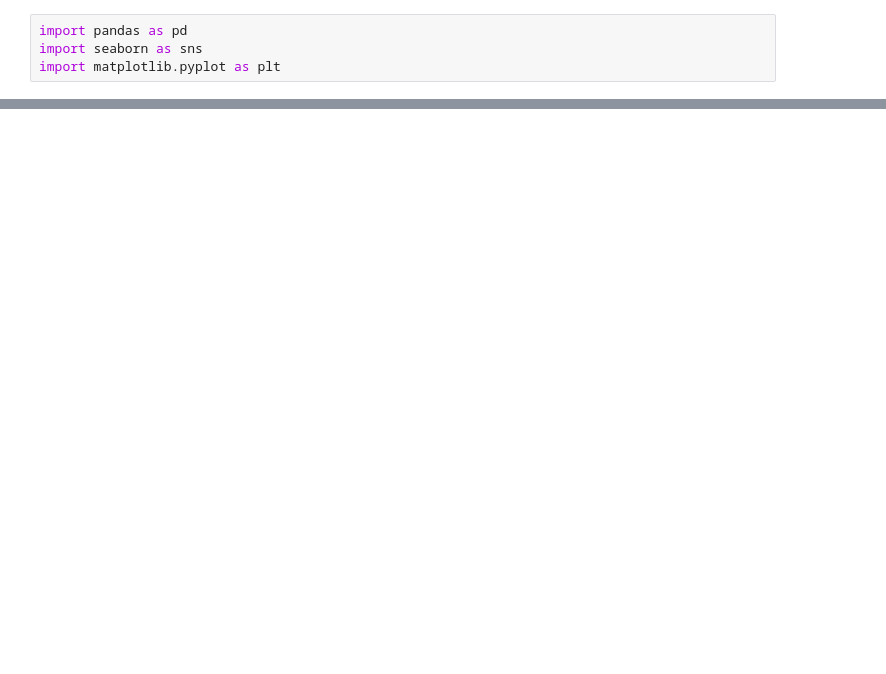
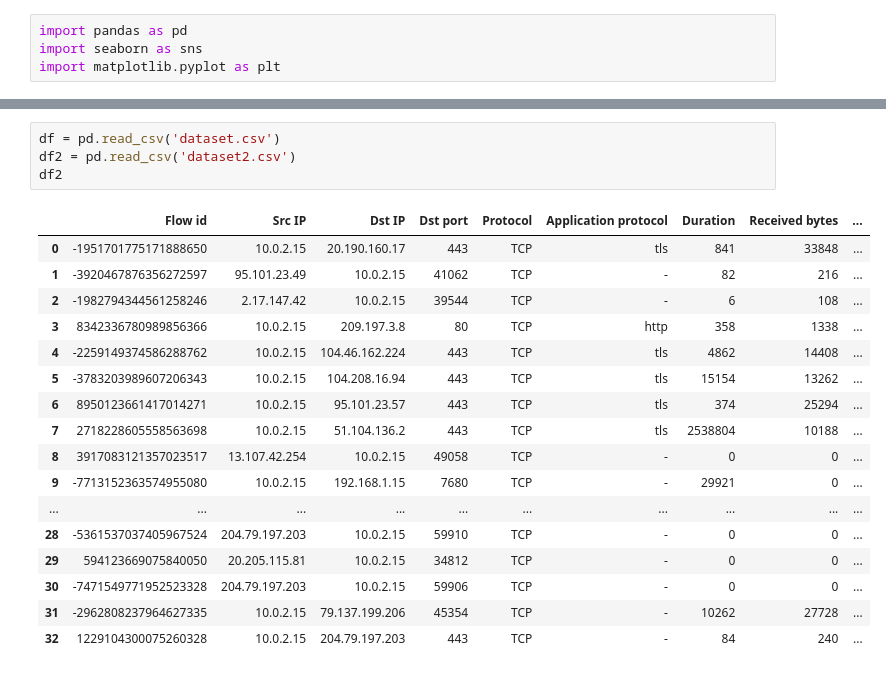
Before and after one commit to xvenc/bp-theses, a Jupyter notebook: data_visualization.ipynb, the cells around one changed output, grey strips where cells are left out. Saved outputs shown, nothing was run; the diff lists cells and outputs as text; blank space fills up the shorter version.

```diff
--- a/data_visualization.ipynb
+++ b/data_visualization.ipynb
@@ -104,0 +254,22 @@ sns.barplot(data=data2, x='Application protocol', y='Flow id', ax=ax)
+# %%
+df = pd.read_csv('dataset.csv')
+df2 = pd.read_csv('dataset2.csv')
+df2
+# %% [output]
+|  | Flow id | Src IP | Dst IP | Dst port | Protocol | Application protocol | Duration | Received bytes | ... |
+| 0 | -1951701775171888650 | 10.0.2.15 | 20.190.160.17 | 443 | TCP | tls | 841 | 33848 | ... |
+| 1 | -3920467876356272597 | 95.101.23.49 | 10.0.2.15 | 41062 | TCP | - | 82 | 216 | ... |
+| 2 | -1982794344561258246 | 2.17.147.42 | 10.0.2.15 | 39544 | TCP | - | 6 | 108 | ... |
+| 3 | 8342336780989856366 | 10.0.2.15 | 209.197.3.8 | 80 | TCP | http | 358 | 1338 | ... |
+| 4 | -2259149374586288762 | 10.0.2.15 | 104.46.162.224 | 443 | TCP | tls | 4862 | 14408 | ... |
+| 5 | -3783203989607206343 | 10.0.2.15 | 104.208.16.94 | 443 | TCP | tls | 15154 | 13262 | ... |
+| 6 | 8950123661417014271 | 10.0.2.15 | 95.101.23.57 | 443 | TCP | tls | 374 | 25294 | ... |
+| 7 | 2718228605558563698 | 10.0.2.15 | 51.104.136.2 | 443 | TCP | tls | 2538804 | 10188 | ... |
+| 8 | 3917083121357023517 | 13.107.42.254 | 10.0.2.15 | 49058 | TCP | - | 0 | 0 | ... |
+| 9 | -7713152363574955080 | 10.0.2.15 | 192.168.1.15 | 7680 | TCP | - | 29921 | 0 | ... |
+| ... | ... | ... | ... | ... | ... | ... | ... | ... | ... |
+| 28 | -5361537037405967524 | 204.79.197.203 | 10.0.2.15 | 59910 | TCP | - | 0 | 0 | ... |
+| 29 | 594123669075840050 | 20.205.115.81 | 10.0.2.15 | 34812 | TCP | - | 0 | 0 | ... |
+| 30 | -7471549771952523328 | 204.79.197.203 | 10.0.2.15 | 59906 | TCP | - | 0 | 0 | ... |
+| 31 | -2962808237964627335 | 10.0.2.15 | 79.137.199.206 | 45354 | TCP | - | 10262 | 27728 | ... |
+| 32 | 1229104300075260328 | 10.0.2.15 | 204.79.197.203 | 443 | TCP | - | 84 | 240 | ... |
```
Also changed, not shown: parts of 17 cells of this notebook.
